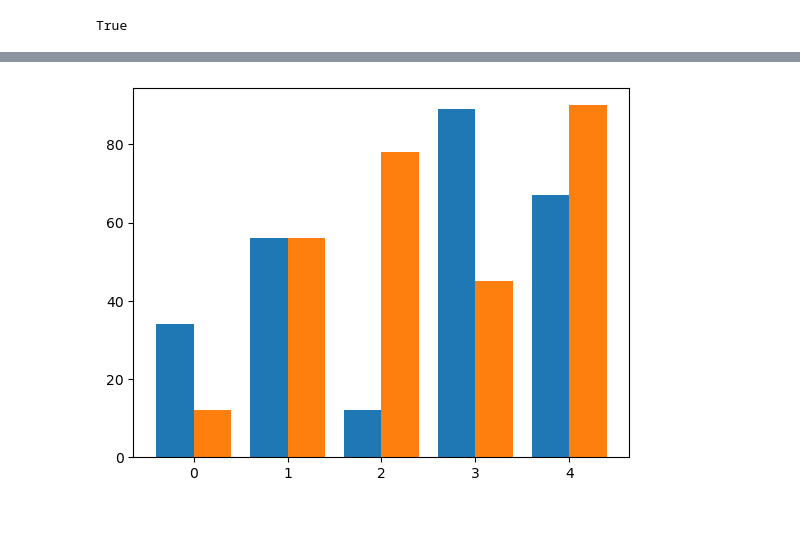
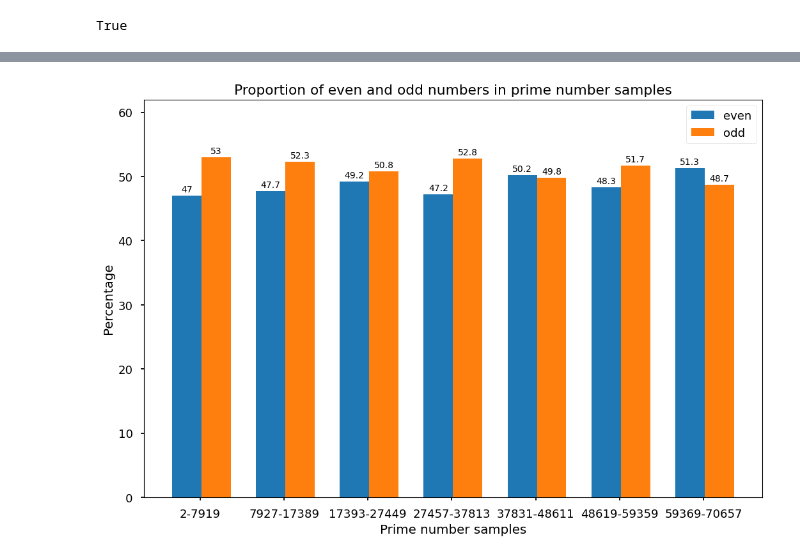
Before and after one commit to Kartmaan/prime_number_analysis, a Jupyter notebook: prime_analysis.ipynb, the cells around one changed output, grey strips where cells are left out. Saved outputs shown, nothing was run; the diff lists cells and outputs as text; code cells hidden in the pictures; blank space fills up the shorter version.

```diff
--- a/prime_analysis.ipynb
+++ b/prime_analysis.ipynb
@@ -358,15 +358,19 @@ x_label=[]
 for _ in range(sample_quantity):
     even=0
     odd=0
+    primes=[]
 
     for _ in range(sample_length):
         p = next(gen)
+        primes.append(p)
         if prime_sum_even(p):
             even+=1
         else:
             odd+=1
 
+    txt_label = f"{primes[0]}-{primes[-1]}"
+    x_label.append(txt_label)
     even_list.append(percent(even, sample_length))
     odd_list.append(percent(odd, sample_length))
 
-even_list, odd_list
+#even_list, odd_list, x_label
@@ -388,14 +377,29 @@ plt.show()
-# %%
-# create data
-x = np.arange(5)
-y1 = [34, 56, 12, 89, 67]
-y2 = [12, 56, 78, 45, 90]
-width = 0.40
-
-# plot data in grouped manner of bar type
-plt.bar(x-0.2, y1, width)
-plt.bar(x+0.2, y2, width)
-
-plt.show()
-# %% [output]
-[figure, removed]
+# %%
+samples = x_label
+parities = {
+    'even' : even_list,
+    'odd' : odd_list
+}
+
+x = np.arange(len(samples))
+width = 0.35
+multiplier = 0
+
+fig, ax = plt.subplots(layout='constrained')
+
+for parity, vals in parities.items():
+    offset = width * multiplier
+    rects = ax.bar(x + offset, vals, width, label=parity)
+    ax.bar_label(rects, padding=2)
+    multiplier += 1
+
+ax.set_ylabel("Percentage")
+ax.set_xlabel("Prime number samples")
+ax.set_title("Proportion of even and odd numbers in prime number samples")
+ax.set_xticks(x+0.16, samples)
+ax.legend(loc=1)
+ax.set_ylim(0,62)
+
+plt.show()
+# %% [output]
+[figure, added]
```
Also changed, not shown: parts of 5 cells of this notebook.
